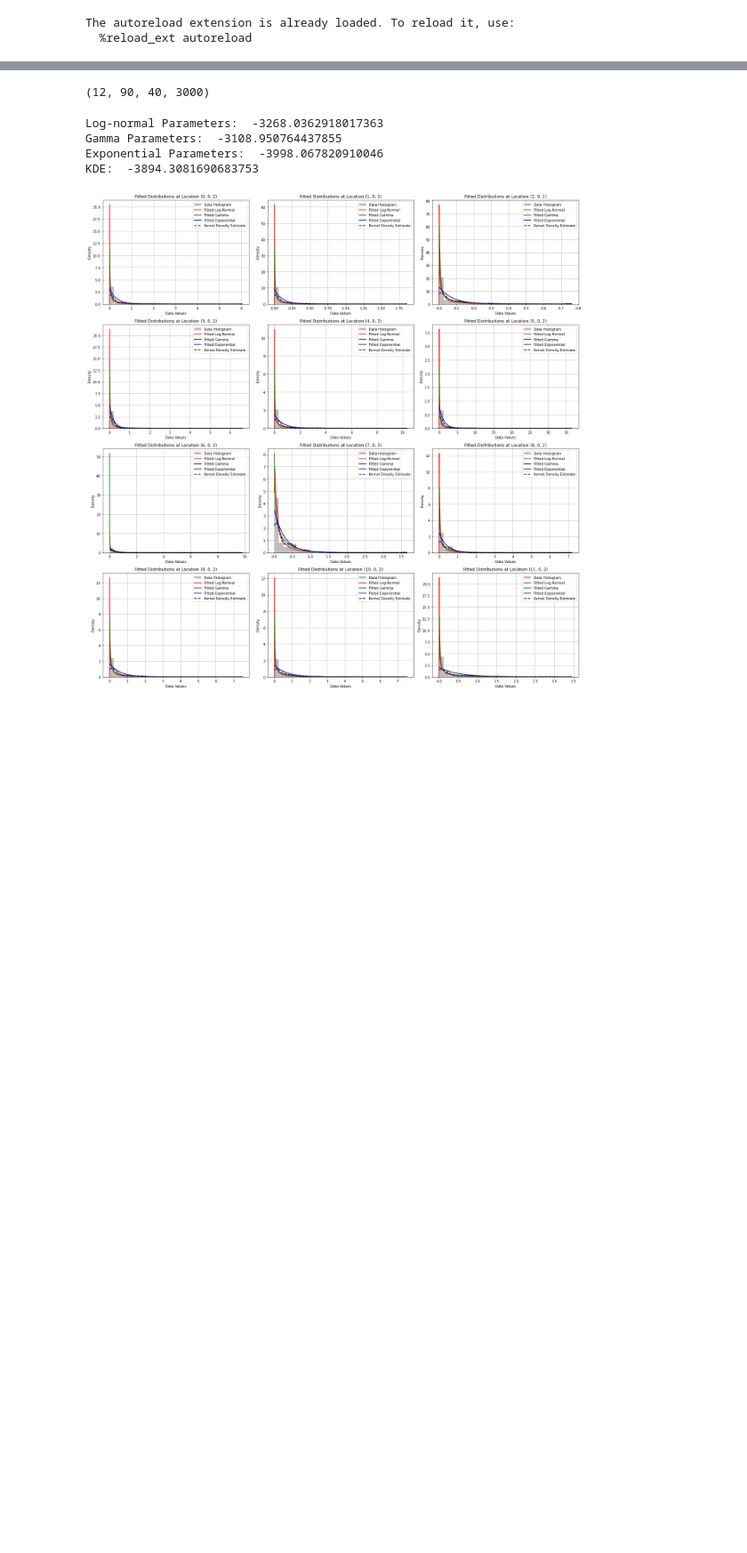
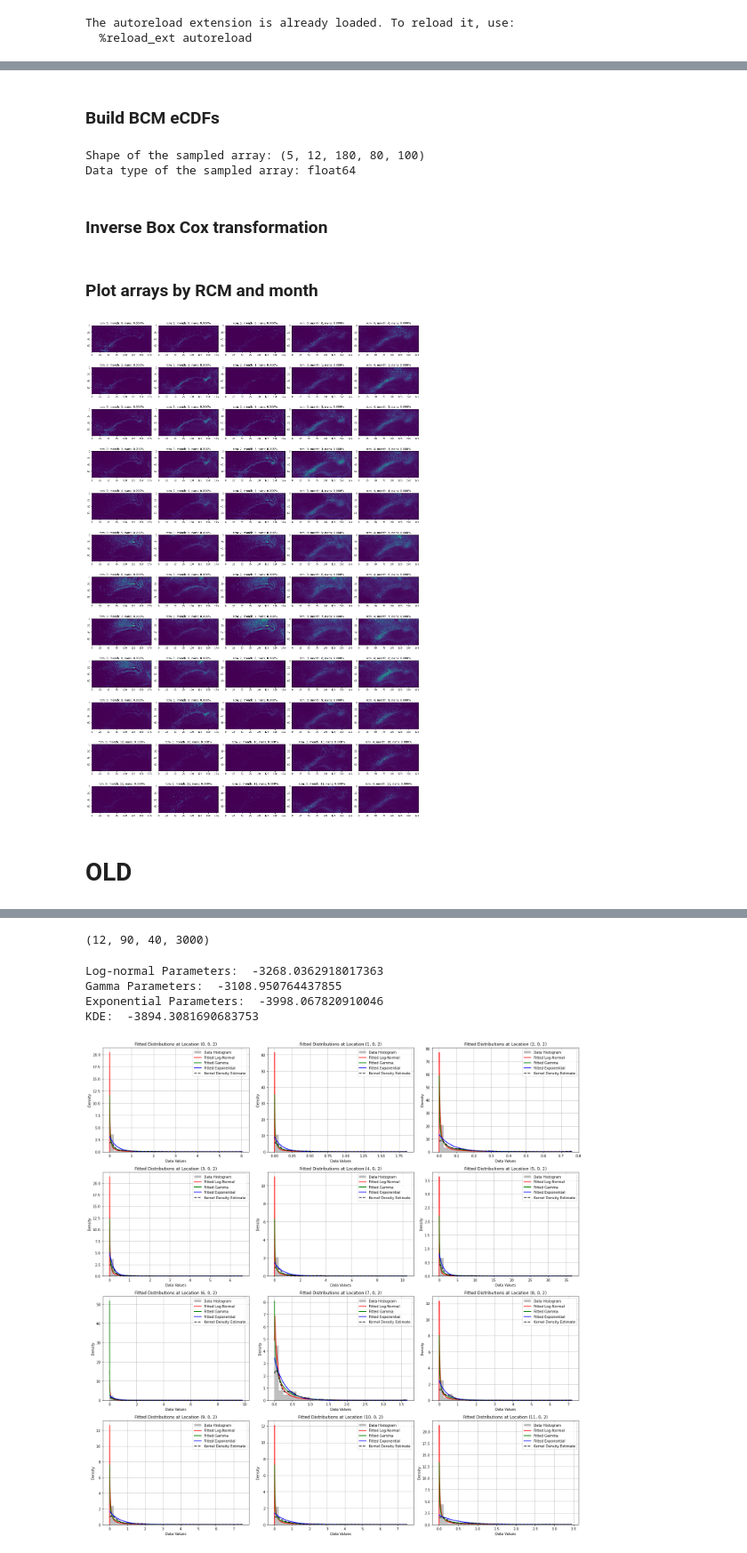
Before and after one commit to kenzaxtazi/bcm4rcm, a Jupyter notebook: experiments/evaluation/evaluation.ipynb, the cells around one changed output, grey strips where cells are left out. Shown at 89% size. Drawn from its saved outputs; the diff is of its cells as text; code cells hidden in the pictures; blank space fills up the shorter version.

```diff
--- a/experiments/evaluation/evaluation.ipynb
+++ b/experiments/evaluation/evaluation.ipynb
@@ -42,0 +100,4 @@ for file in files:
+# %%
+# Align dictionary keys
+weight_dict = {key: weight_dict[key] for key in rcm_dict.keys()}
+lambda_dict = {key: lambda_dict[key] for key in rcm_dict.keys()}
@@ -60 +145,7 @@ weights_arr = (weights_arr/weights_arr.sum(axis=0))*100
+# %%
+# RCM BCM ouputs
+rcm_means = np.stack([sub_dict['mean'] for sub_dict in rcm_dict.values()], axis=0)
+rcm_vars = np.stack([sub_dict['var'] for sub_dict in rcm_dict.values()], axis=0)
+
+rcm_vars = abs(rcm_vars)
 # %%
@@ -63 +154,65 @@ rcm_5d = np.stack(list(rcm_dict.values()), axis=0)
+# %%
+# STack lambdas
+lambda_array = np.stack(list(lambda_dict.values()), axis=0)
+lambda_array = np.tile(lambda_array[:, None, None, None, None],(1, 12, 180, 80, 100))
+# %% [markdown]
+### Build BCM eCDFs
+# %%
+# Sample from BCM dists
+shape = (5, 12, 180, 80)
+N = 100
+
+# Validate variance
+if np.any(rcm_vars < 0):
+    raise ValueError("Variance array contains negative values, which is invalid for Gaussian distributions.")
+
+# Compute standard deviation
+rcm_stds = np.sqrt(rcm_vars).astype(np.float32)
+
+# Expand dimensions for sampling axis
+mean_expanded = rcm_means[..., np.newaxis]  # Shape: (5, 12, 180, 80, 1)
+std_expanded = rcm_stds[..., np.newaxis]    # Shape: (5, 12, 180, 80, 1)
+
+# Generate standard normal samples with float32
+standard_normal_samples = np.random.randn(*shape, N).astype(np.float32)  # Shape: (5, 12, 180, 80, N)
+
+# Scale and shift to obtain final samples
+samples = mean_expanded + std_expanded * standard_normal_samples  # Shape: (5, 12, 180, 80, N)
+
+print("Shape of the sampled array:", samples.shape)
+print("Data type of the sampled array:", samples.dtype)
+# %% [output]
+Shape of the sampled array: (5, 12, 180, 80, 100)
+Data type of the sampled array: float64
+# %% [markdown]
+### Inverse Box Cox transformation
+# %%
+# Undo BoxCox transformation
+samples_transformed = sp.special.inv_boxcox(samples, lambda_array)
+
+# Quick fix: replace NaNs with zeros
+samples_transformed[np.isnan(samples_transformed)]=0
+# %% [markdown]
+### Plot arrays by RCM and month
+# %%
+cols = 5
+rows = 12
+array = samples_transformed[:,:,:,:,1] # rcm_means/rcm_vars OR weights_4d or samples[:,:,:,:,1]
+
+fig, axes = plt.subplots(rows,cols, figsize=(20,30))
+for i in range(rows):
+    for j in range(cols):
+        ax = axes[i,j]
+
+        #ax.imshow(weights_4d[j,i,:,:].transpose(), cmap='viridis');
+        ax.imshow(array[j,i,:,:].transpose(), cmap='viridis');
+
+        n = np.isnan(array[j,i,:,:]).sum() / (80*180) * 100
+        ax.set_title(f"rcm: {j}; month: {i}; nans: {n:.3f}%")
+
+plt.tight_layout()
+# %% [output]
+[figure, added]
+# %% [markdown]
+# OLD
 # %%
```
Also changed, not shown: parts of 18 cells of this notebook, 1 other file.
